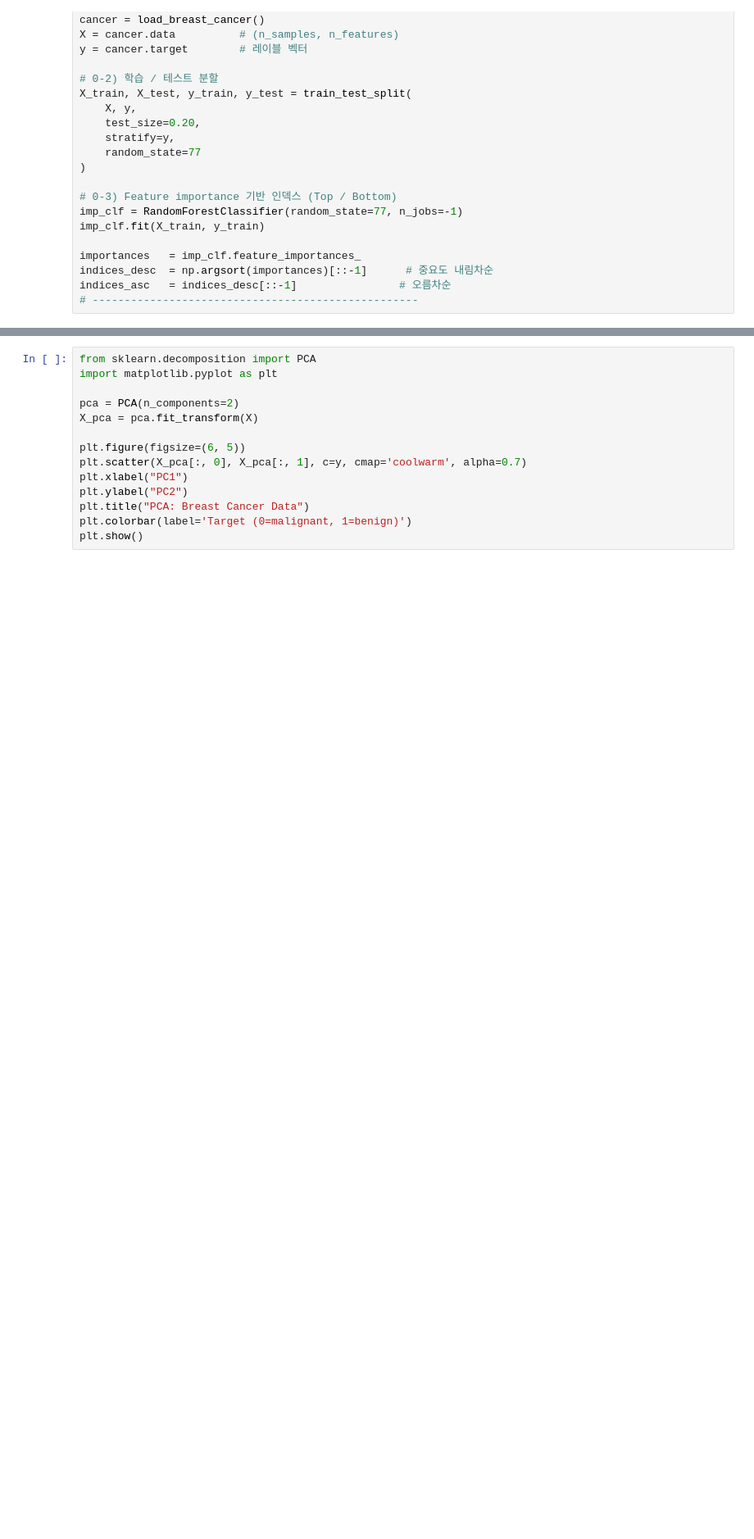
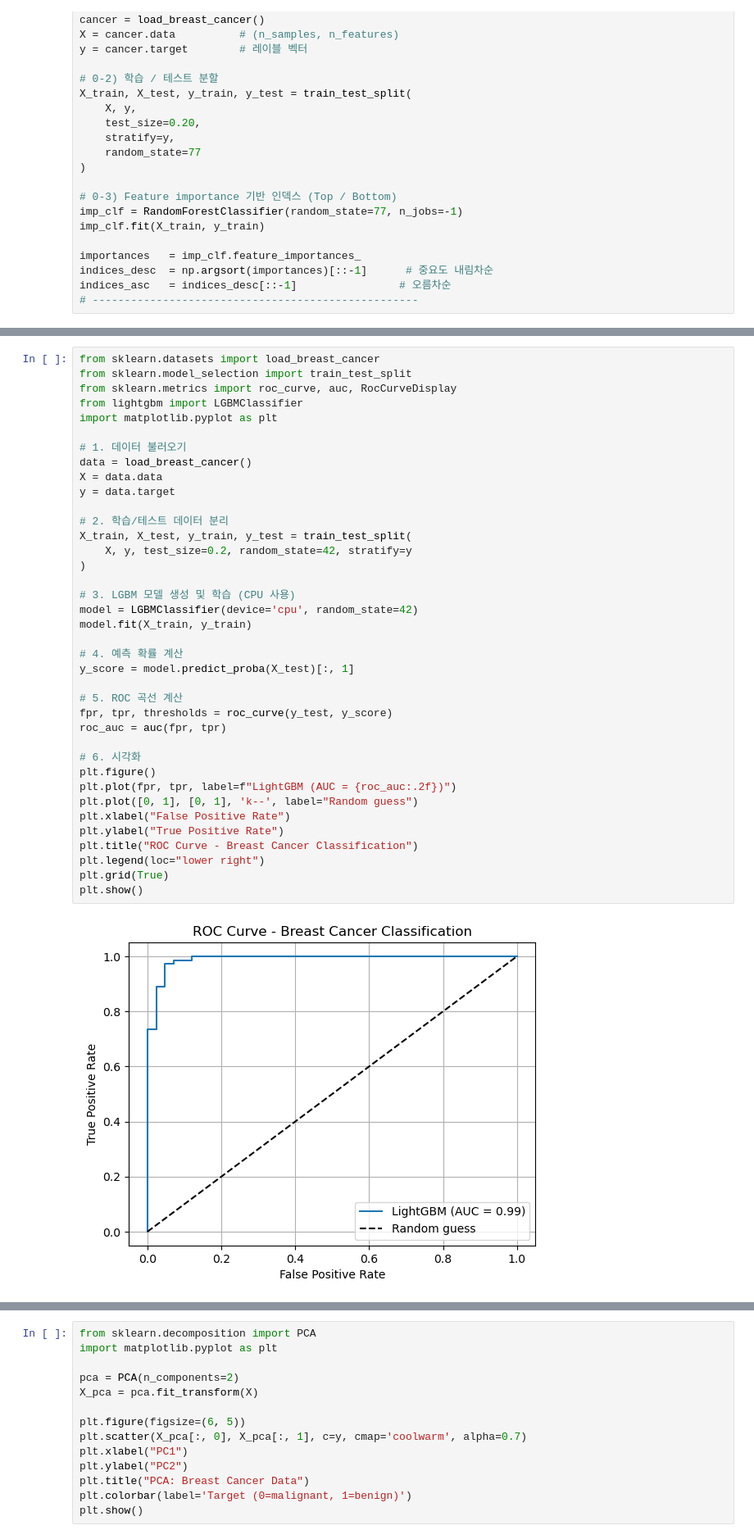
Before and after one commit to kradlegna/bigDataEdu, a Jupyter notebook: mission1_jupyter.ipynb, the cells around one changed output, grey strips where cells are left out. Shown at 82% size. Drawn from its saved outputs; the diff is of its cells as text; blank space fills up the shorter version.

```diff
--- a/mission1_jupyter.ipynb
+++ b/mission1_jupyter.ipynb
@@ -691,4 +642,44 @@ plt.tight_layout(); plt.show()
 [figure]
+# %%
+from sklearn.datasets import load_breast_cancer
+from sklearn.model_selection import train_test_split
+from sklearn.metrics import roc_curve, auc, RocCurveDisplay
+from lightgbm import LGBMClassifier
+import matplotlib.pyplot as plt
+
+# 1. 데이터 불러오기
+data = load_breast_cancer()
+X = data.data
+y = data.target
+
+# 2. 학습/테스트 데이터 분리
+X_train, X_test, y_train, y_test = train_test_split(
+    X, y, test_size=0.2, random_state=42, stratify=y
+)
+
+# 3. LGBM 모델 생성 및 학습 (CPU 사용)
+model = LGBMClassifier(device='cpu', random_state=42)
+model.fit(X_train, y_train)
+
+# 4. 예측 확률 계산
+y_score = model.predict_proba(X_test)[:, 1]
+
+# 5. ROC 곡선 계산
+fpr, tpr, thresholds = roc_curve(y_test, y_score)
+roc_auc = auc(fpr, tpr)
+
+# 6. 시각화
+plt.figure()
+plt.plot(fpr, tpr, label=f"LightGBM (AUC = {roc_auc:.2f})")
+plt.plot([0, 1], [0, 1], 'k--', label="Random guess")
+plt.xlabel("False Positive Rate")
+plt.ylabel("True Positive Rate")
+plt.title("ROC Curve - Breast Cancer Classification")
+plt.legend(loc="lower right")
+plt.grid(True)
+plt.show()
+# %% [output]
+[figure, added]
 # %%
 from sklearn.datasets import load_breast_cancer
 from sklearn.model_selection import train_test_split
```
Also changed, not shown: parts of 10 cells of this notebook.
